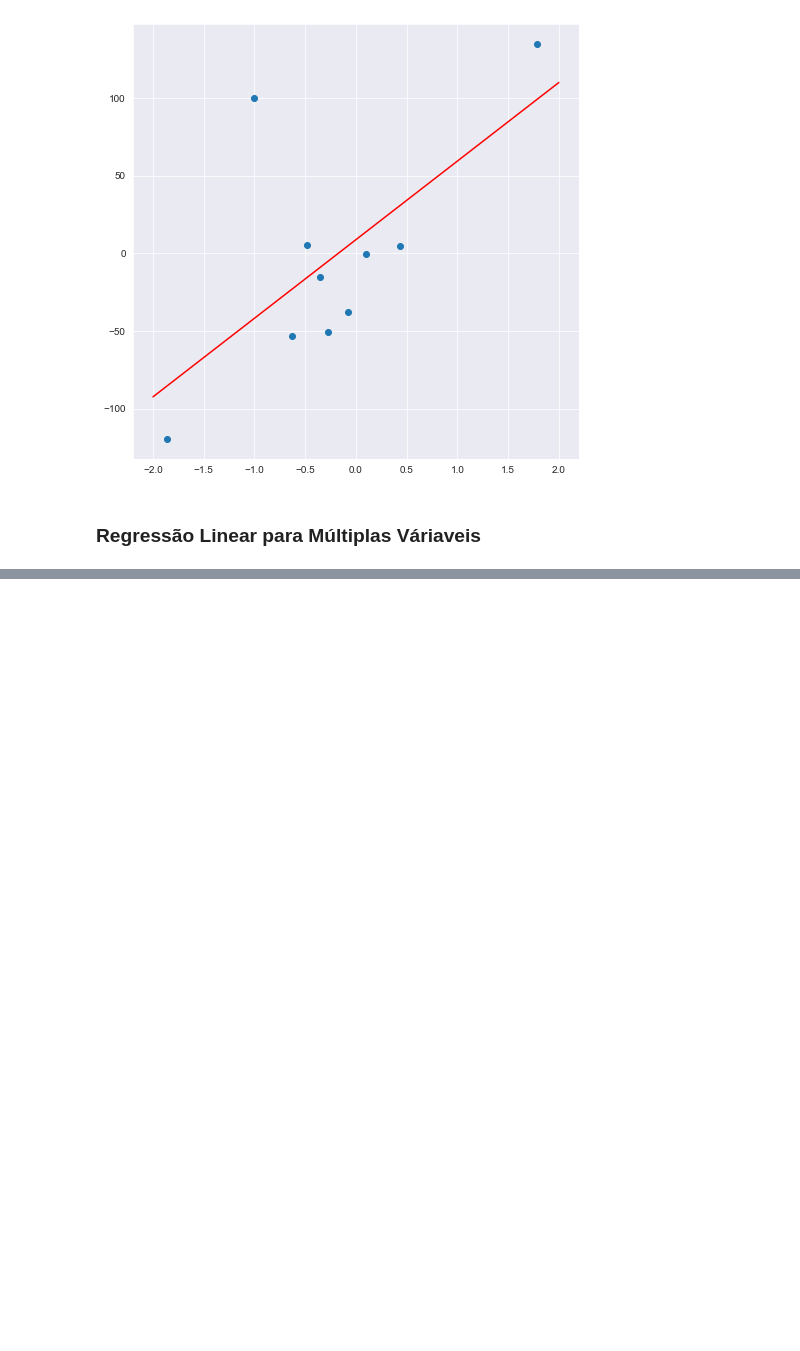
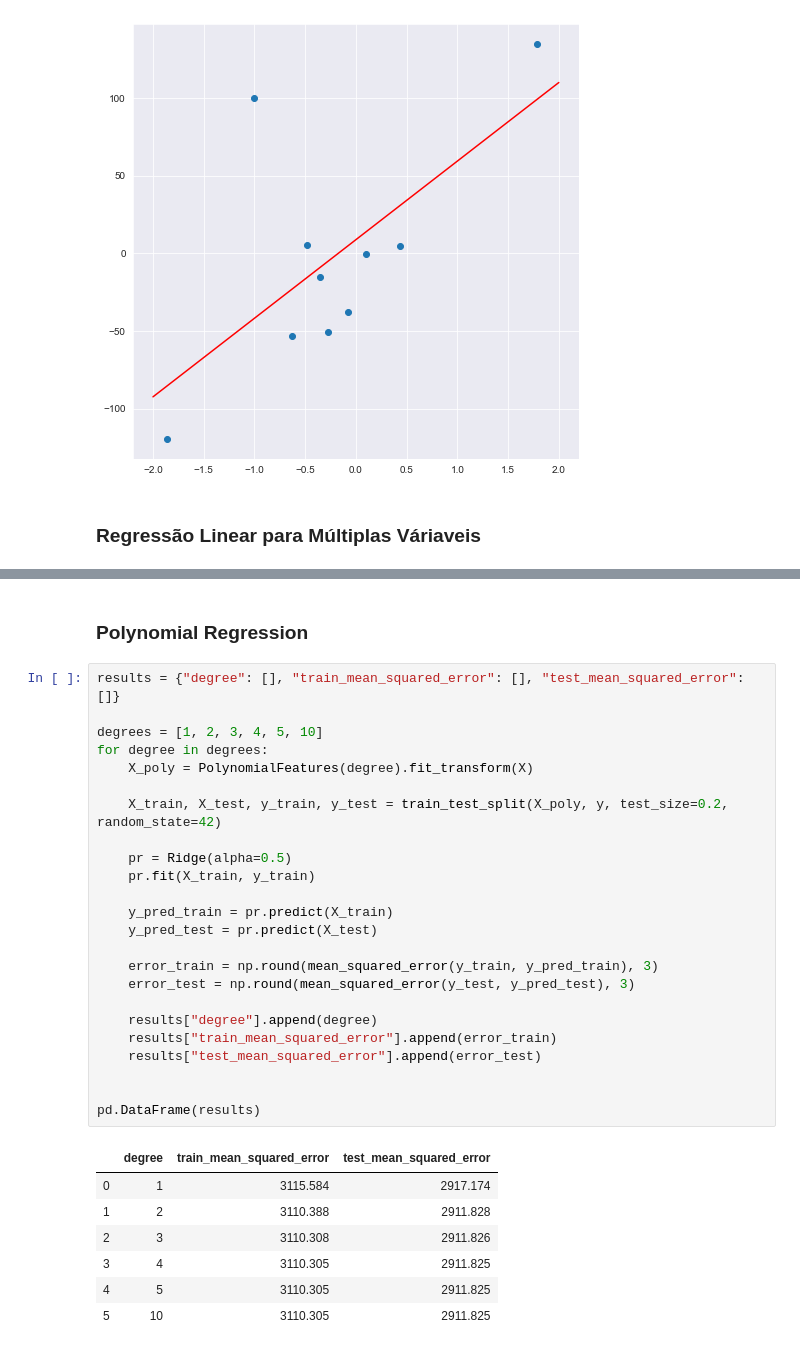
Before and after one commit to hoadcoder/SundayLearning, a Jupyter notebook: notebooks/content/17_linear_regression.ipynb, the cells around one changed output, grey strips where cells are left out. Cells and saved outputs as stored; diff of their text form; blank space fills up the shorter version.

```diff
--- a/notebooks/content/17_linear_regression.ipynb
+++ b/notebooks/content/17_linear_regression.ipynb
@@ -181,0 +259,34 @@ lr2.score(X, y)
+# %% [markdown]
+### Polynomial Regression
+# %%
+results = {"degree": [], "train_mean_squared_error": [], "test_mean_squared_error": []}
+
+degrees = [1, 2, 3, 4, 5, 10]
+for degree in degrees:
+    X_poly = PolynomialFeatures(degree).fit_transform(X)
+
+    X_train, X_test, y_train, y_test = train_test_split(X_poly, y, test_size=0.2, random_state=42)
+
+    pr = Ridge(alpha=0.5)
+    pr.fit(X_train, y_train)
+
+    y_pred_train = pr.predict(X_train)
+    y_pred_test = pr.predict(X_test)
+
+    error_train = np.round(mean_squared_error(y_train, y_pred_train), 3)
+    error_test = np.round(mean_squared_error(y_test, y_pred_test), 3)
+
+    results["degree"].append(degree)
+    results["train_mean_squared_error"].append(error_train)
+    results["test_mean_squared_error"].append(error_test)
+
+
+pd.DataFrame(results)
+# %% [output]
+|  | degree | train_mean_squared_error | test_mean_squared_error |
+| 0 | 1 | 3115.584 | 2917.174 |
+| 1 | 2 | 3110.388 | 2911.828 |
+| 2 | 3 | 3110.308 | 2911.826 |
+| 3 | 4 | 3110.305 | 2911.825 |
+| 4 | 5 | 3110.305 | 2911.825 |
+| 5 | 10 | 3110.305 | 2911.825 |
```
Also changed, not shown: parts of 15 cells of this notebook.
